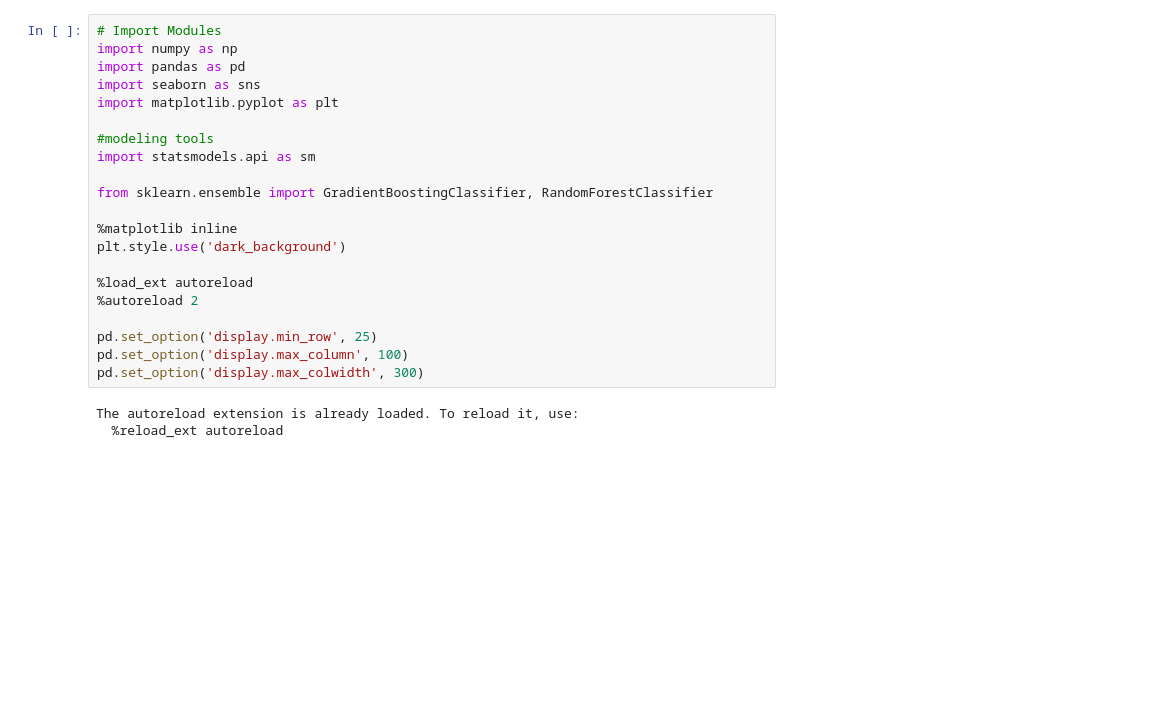
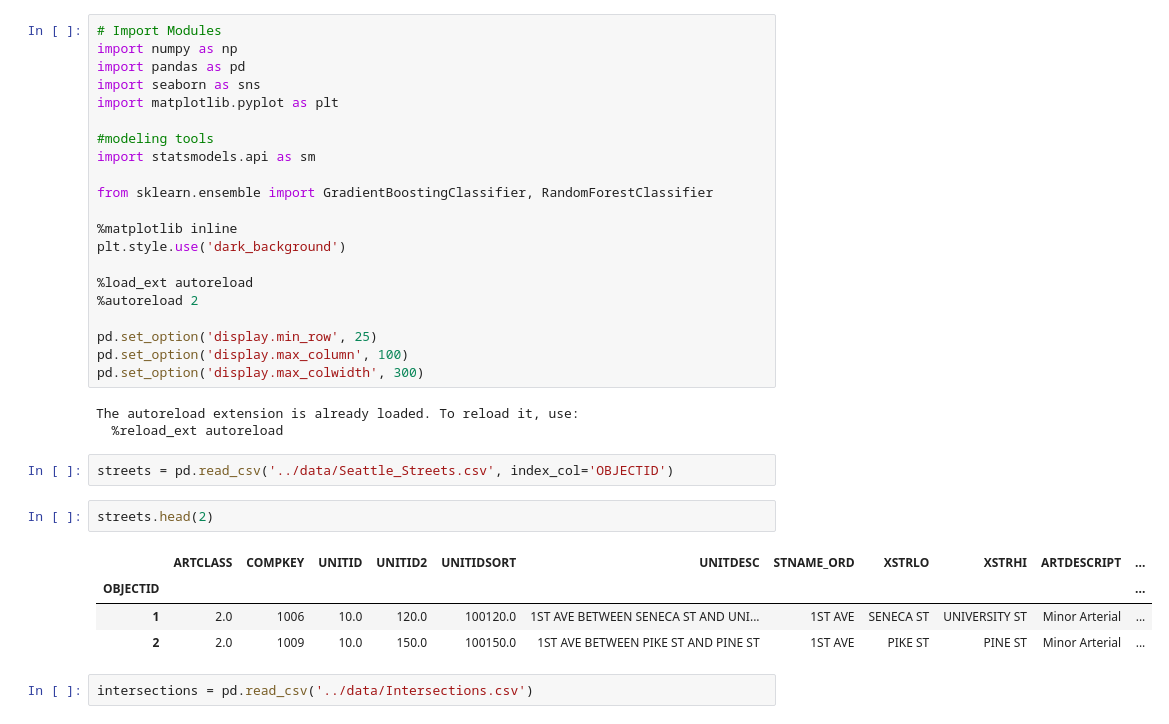
Before and after one commit to DataCircles/traffic_collisions_ml_team1, a Jupyter notebook: notebooks/cindy_model1.ipynb, the cells around one changed output. Drawn from its saved outputs; the diff is of its cells as text; blank space fills up the shorter version.

```diff
--- a/notebooks/cindy_model1.ipynb
+++ b/notebooks/cindy_model1.ipynb
@@ -22,3 +22,14 @@ pd.set_option('display.max_colwidth', 300)
 # %% [output]
 The autoreload extension is already loaded. To reload it, use:
   %reload_ext autoreload
+# %%
+streets = pd.read_csv('../data/Seattle_Streets.csv', index_col='OBJECTID')
+# %%
+streets.head(2)
+# %% [output]
+|  | ARTCLASS | COMPKEY | UNITID | UNITID2 | UNITIDSORT | UNITDESC | STNAME_ORD | XSTRLO | XSTRHI | ARTDESCRIPT | ... |
+| OBJECTID |  |  |  |  |  |  |  |  |  |  | ... |
+| 1 | 2.0 | 1006 | 10.0 | 120.0 | 100120.0 | 1ST AVE BETWEEN SENECA ST AND UNI... | 1ST AVE | SENECA ST | UNIVERSITY ST | Minor Arterial | ... |
+| 2 | 2.0 | 1009 | 10.0 | 150.0 | 100150.0 | 1ST AVE BETWEEN PIKE ST AND PINE ST | 1ST AVE | PIKE ST | PINE ST | Minor Arterial | ... |
+# %%
+intersections = pd.read_csv('../data/Intersections.csv')
```
Also changed, not shown: parts of 12 cells of this notebook.
